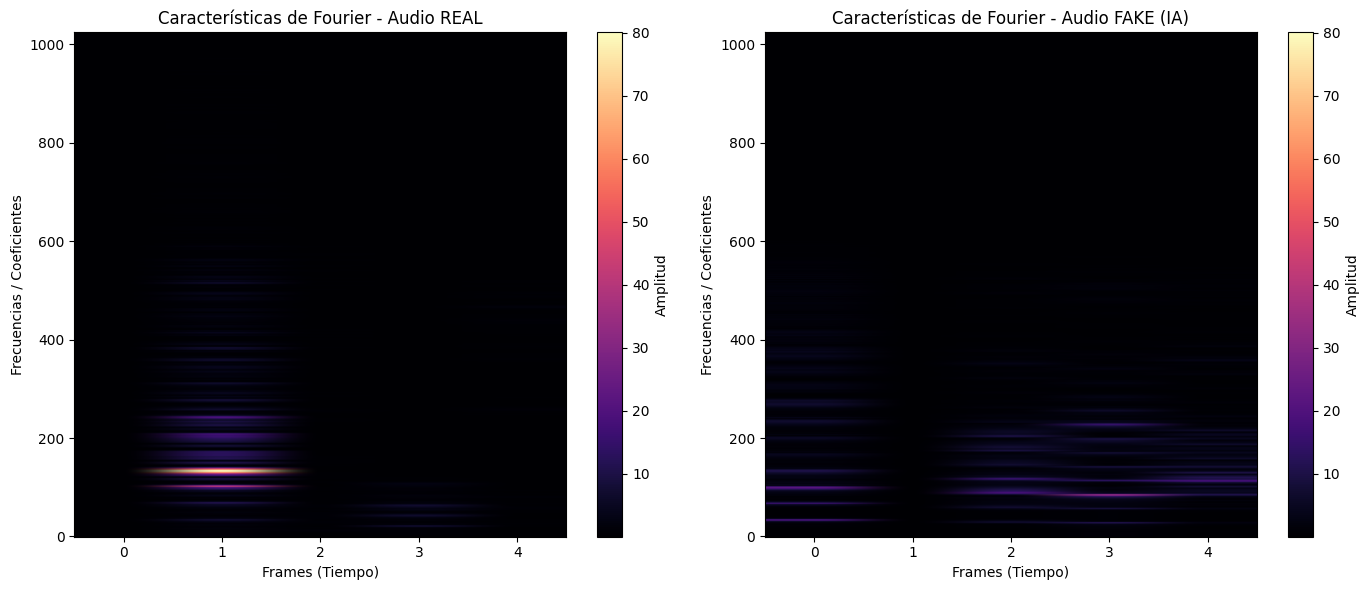
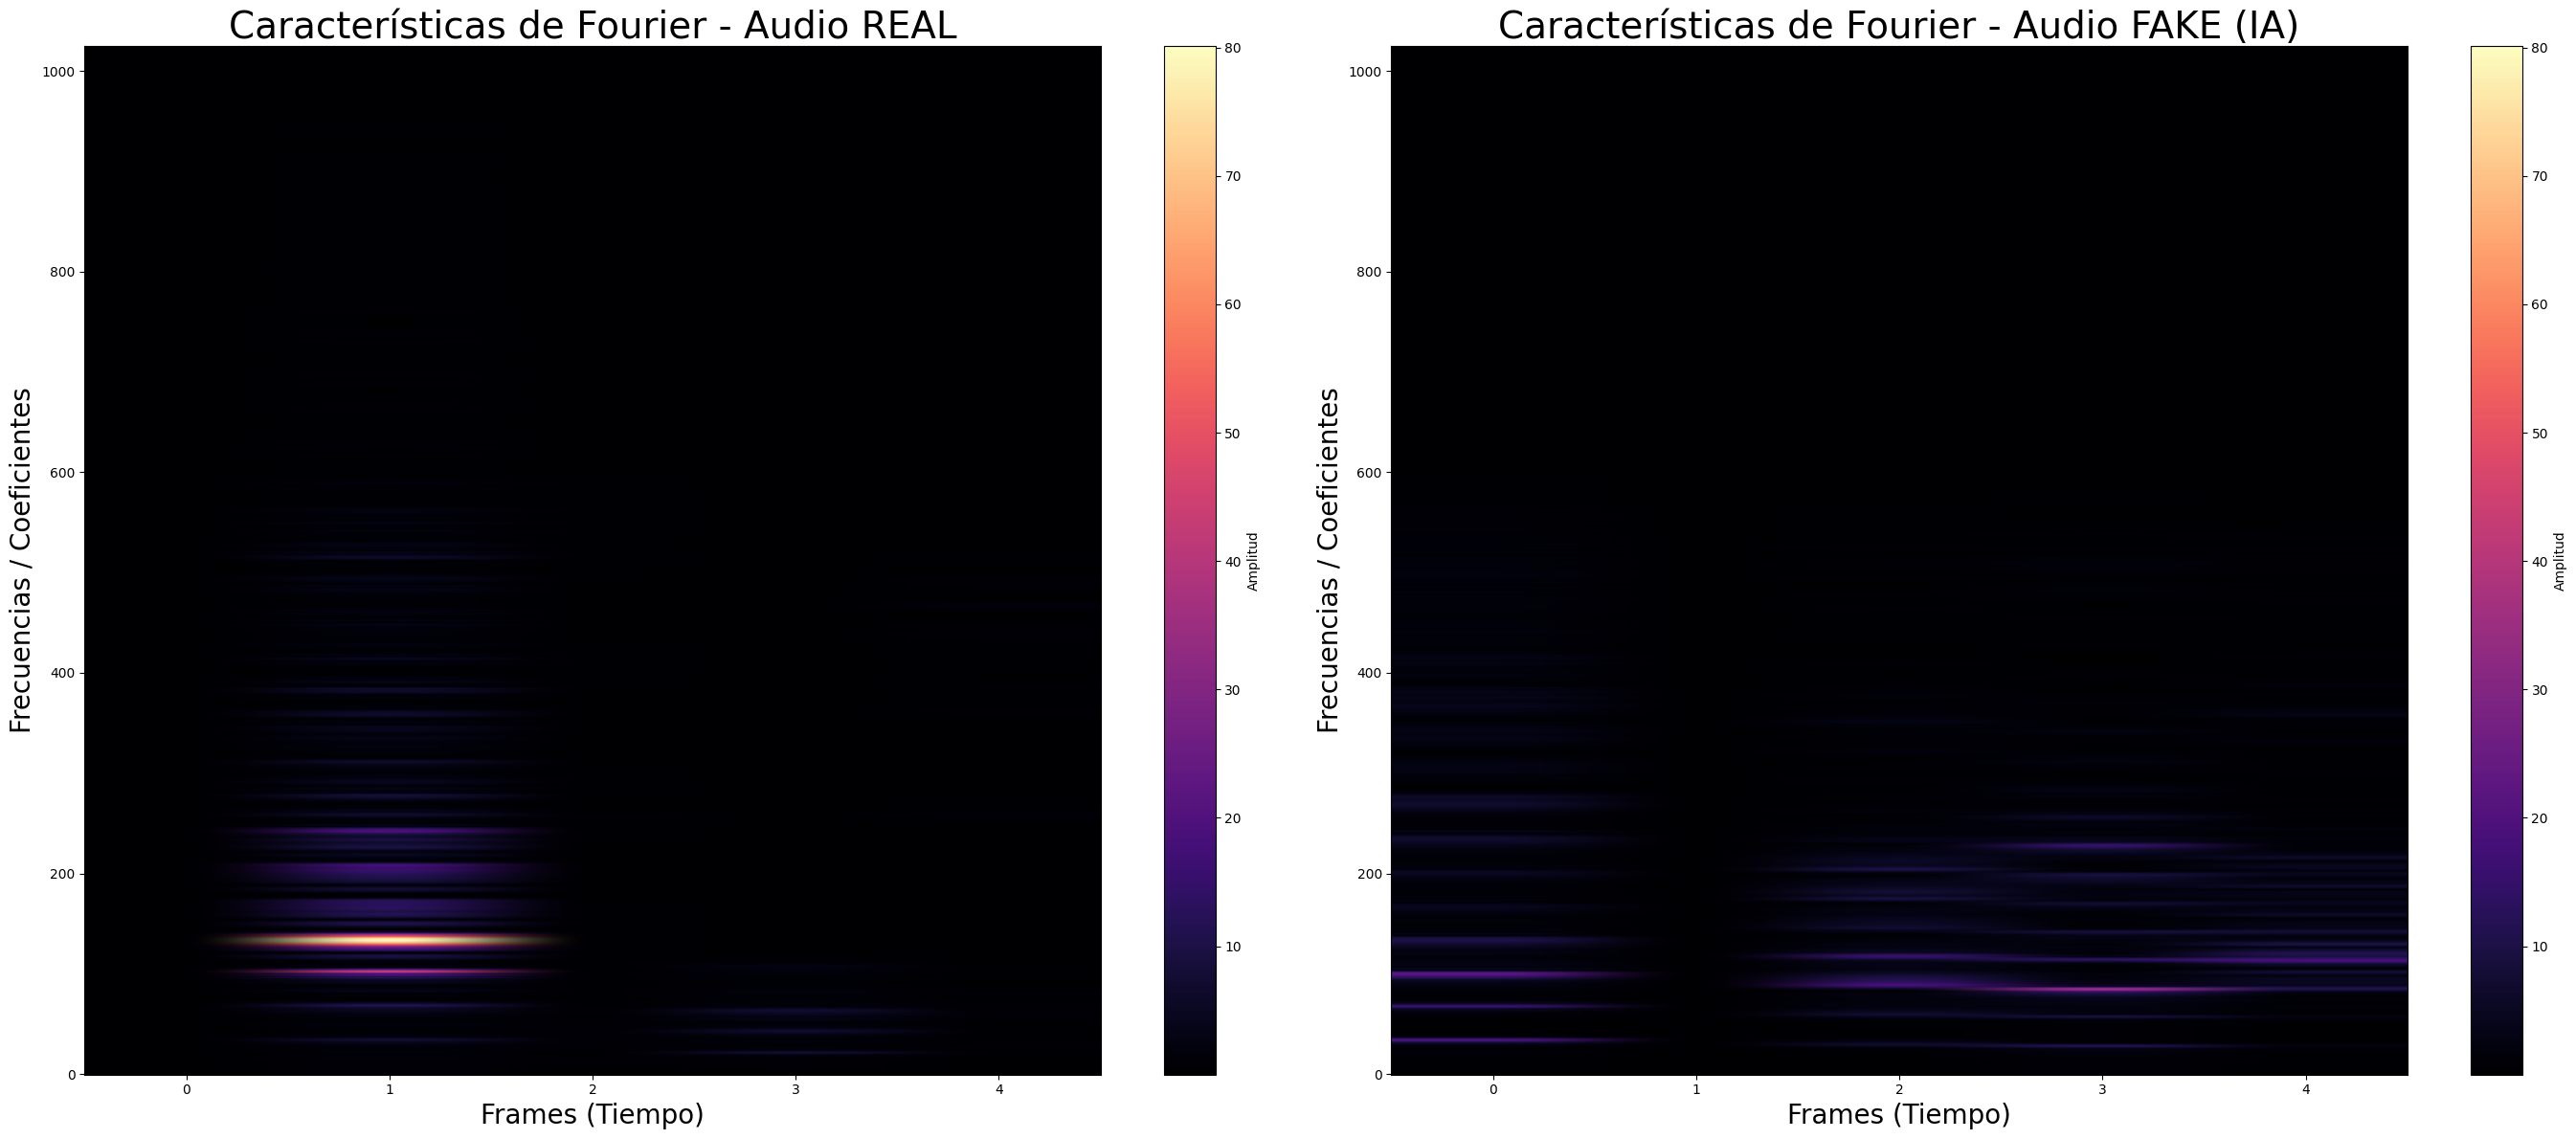
Unified diff of the notebook cell whose output changed from the first chart to the second:
--- before
+++ after
@@ -18,12 +18,12 @@
 
 # 3. Dibujar las matrices comparativas
-plt.figure(figsize=(14, 6))
+plt.figure(figsize=(14*2,6*2))
 
 plt.subplot(1, 2, 1)
 # AÑADIMOS .squeeze() para quitar la dimensión vacía antes de transponer
 plt.imshow(X[idx_real].squeeze().T, aspect='auto', origin='lower', cmap='magma', vmin=valor_minimo, vmax=valor_maximo)
-plt.title('Características de Fourier - Audio REAL')
-plt.ylabel('Frecuencias / Coeficientes')
-plt.xlabel('Frames (Tiempo)')
+plt.title('Características de Fourier - Audio REAL', fontsize=28)
+plt.ylabel('Frecuencias / Coeficientes', fontsize=20)
+plt.xlabel('Frames (Tiempo)', fontsize=20)
 plt.colorbar(label='Amplitud')
 
@@ -31,7 +31,7 @@
 # AÑADIMOS .squeeze() aquí también
 plt.imshow(X[idx_fake].squeeze().T, aspect='auto', origin='lower', cmap='magma', vmin=valor_minimo, vmax=valor_maximo)
-plt.title('Características de Fourier - Audio FAKE (IA)')
-plt.ylabel('Frecuencias / Coeficientes')
-plt.xlabel('Frames (Tiempo)')
+plt.title('Características de Fourier - Audio FAKE (IA)', fontsize=28)
+plt.ylabel('Frecuencias / Coeficientes', fontsize=20)
+plt.xlabel('Frames (Tiempo)', fontsize=20)
 plt.colorbar(label='Amplitud')
 

Commit: UPDATE: cambio nombres de ficheros y actualizacion de graficos de interpretacion de modelos. Cambio de tamaño de graficos de interpretacion de modelos. Agrego nombres a modelos para diferenciarlos y posteriormente poder compararlos.